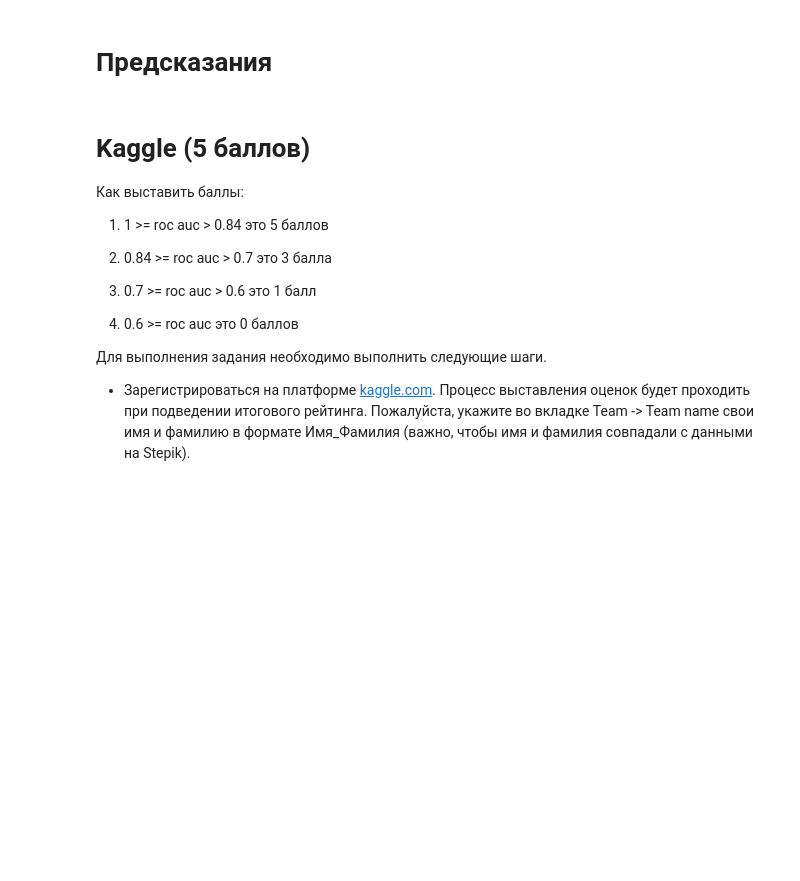
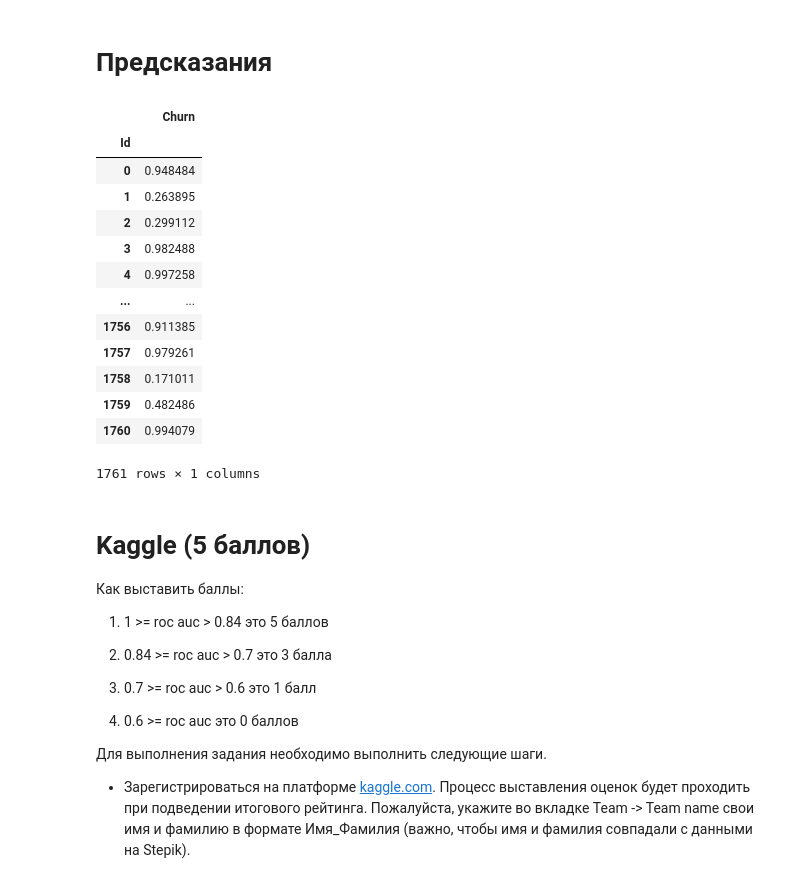
Before and after one commit to Egorblin/user_churn, a Jupyter notebook: baseline.ipynb, the cells around one changed output. Cells and saved outputs as stored; diff of their text form; code cells hidden in the pictures; blank space fills up the shorter version.

```diff
--- a/baseline.ipynb
+++ b/baseline.ipynb
@@ -421,7 +421,26 @@ X_test = pd.read_csv('./test.csv')
 submission = pd.read_csv('./submission.csv')
 
 submission['Churn'] = best_model.predict_proba(X_test)
+#submission.drop('', axis=1, inplace=True)
+submission = submission.set_index('Id')
 submission.to_csv('./my_submission.csv')
+# %%
+submission.set_index('Id')
+# %% [output]
+|  | Churn |
+| Id |  |
+| 0 | 0.948484 |
+| 1 | 0.263895 |
+| 2 | 0.299112 |
+| 3 | 0.982488 |
+| 4 | 0.997258 |
+| ... | ... |
+| 1756 | 0.911385 |
+| 1757 | 0.979261 |
+| 1758 | 0.171011 |
+| 1759 | 0.482486 |
+| 1760 | 0.994079 |
+1761 rows × 1 columns
 # %% [markdown]
 # Kaggle (5 баллов)
 
```
